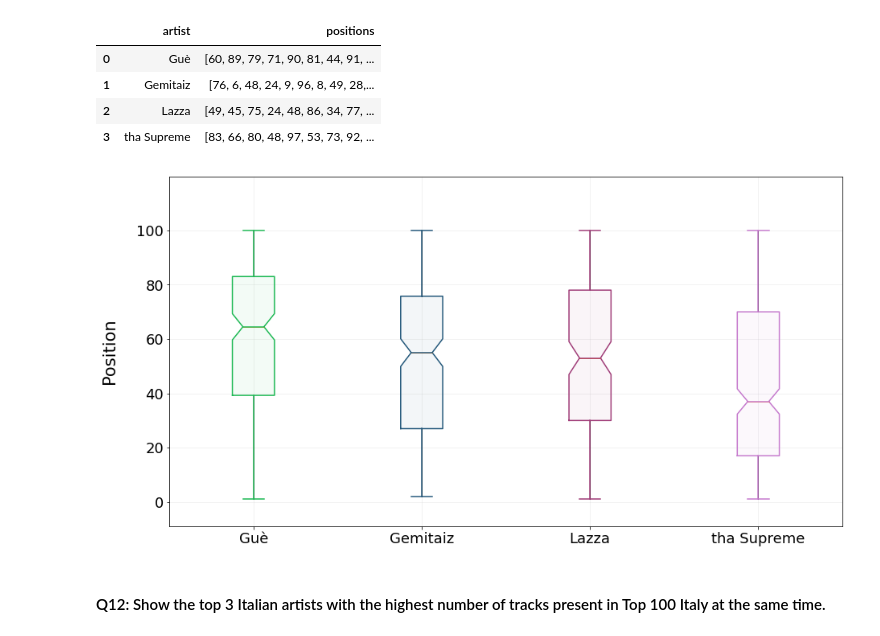
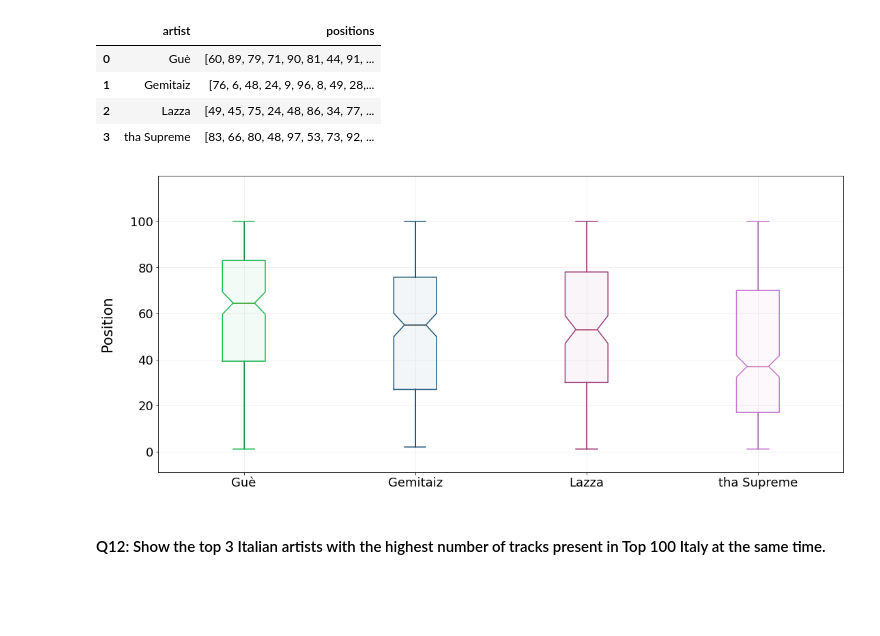
Before and after one commit to luca-martinelli-09/spotify-pg, a Jupyter notebook: spotifyQueries.ipynb, the cells around one changed output. Drawn from its saved outputs; the diff is of its cells as text; code cells hidden in the pictures; blank space fills up the shorter version.

```diff
--- a/spotifyQueries.ipynb
+++ b/spotifyQueries.ipynb
@@ -562,16 +543,16 @@ positionsDF
 # %%
 plotter.plotResults(
     yArr=list(positionsDF["positions"]),
     style="boxplot",
     fillPlot=True,
-    figSize=(15, 8),
+    figSize=(18, 8),
     yLabel="Position",
     showGrid=True,
     xTicks=list(positionsDF["artist"]),
     saveTitle="query10"
 )
 # %% [output]
-[figure, old version]
+[figure, new version]
 # %% [markdown]
 ####  Q12: Show the top 3 Italian artists with the highest number of tracks present in Top 100 Italy at the same time.
 # %%
```
Also changed, not shown: parts of 6 cells of this notebook, 16 other files.
